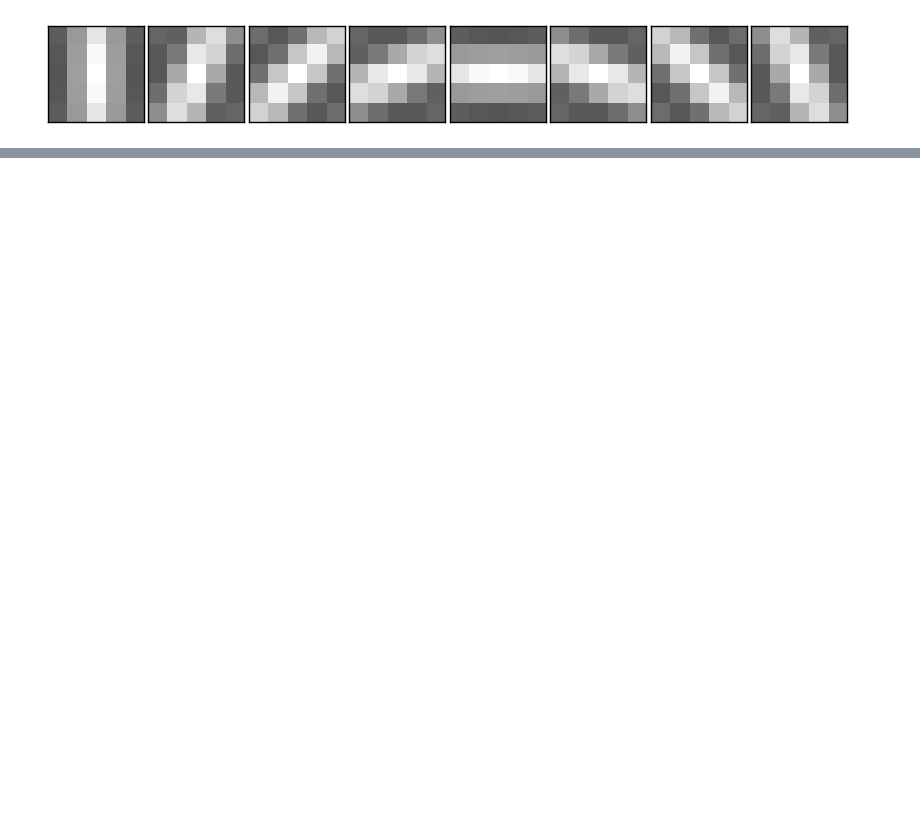
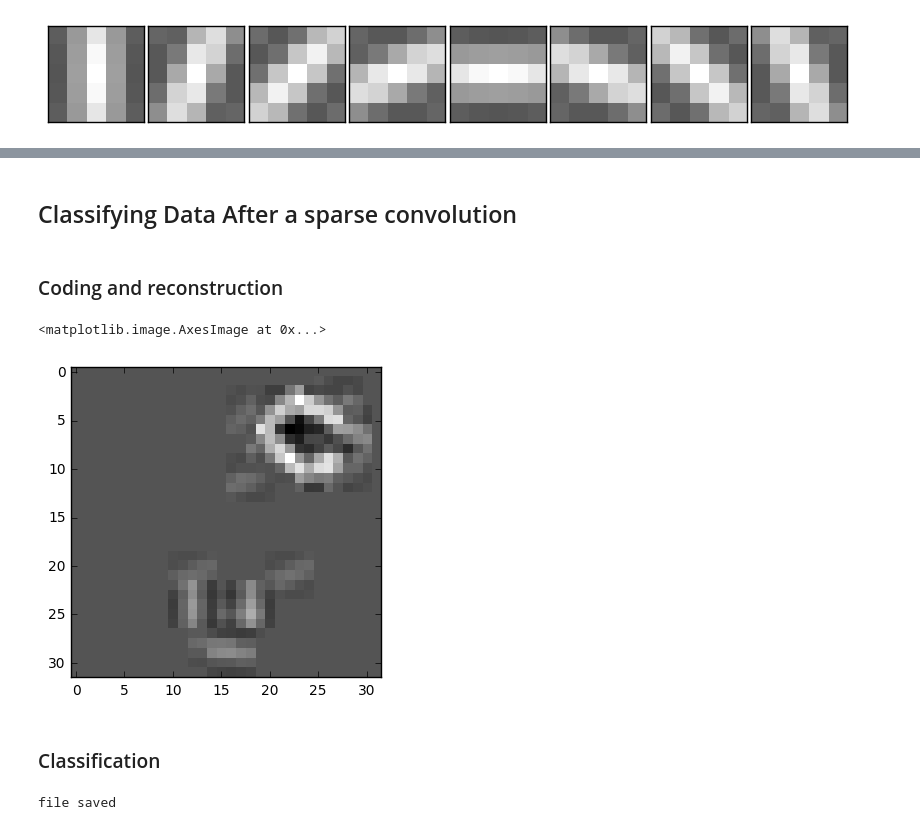
Before and after one commit to VictorBoutin/CHAMP, a Jupyter notebook: Probe/Coding.With.CHAMP.CIFAR.BW.ipynb, the cells around one changed output, grey strips where cells are left out. Cells and saved outputs as stored; diff of their text form; code cells hidden in the pictures; blank space fills up the shorter version.

```diff
--- a/Probe/Coding.With.CHAMP.CIFAR.BW.ipynb
+++ b/Probe/Coding.With.CHAMP.CIFAR.BW.ipynb
@@ -18,10 +15,14 @@ The autoreload extension is already loaded. To reload it, use:
 # %%
-l0 = 100
+l0 = 20
 nb_dico = 8
 dico_size = (5,5)
 image_size = (32,32)
 OutputL1_size =tuple(image_size[i]-dico_size[i]+1 for i in range(len(dico_size)))
 saving_path = 'Records/'
+lr = 0.01
+mom = 0.9
+batch_size = 10000
+nb_epochs = 5000
 # %% [markdown]
 # On CIFAR DataBase
 # %% [markdown]
@@ -187,0 +93,20 @@ DisplayConvergenceClassif(Classifier_CONV, to_display=['error','accu'])
+# %% [markdown]
+## Classifying Data After a sparse convolution
+# %% [markdown]
+### Coding and reconstruction
+# %%
+code_training = ConvMP(image_input=training_set[0][0,:,:,:,:], dictionary=DicoGabor, l0_sparseness=l0,
+                modulation=None, verbose=0, train=True, doSym=None, mask=None,\
+                MaskMod='Residual')
+
+code_testing = ConvMP(image_input=testing_set[0][0,:,:,:,:], dictionary=DicoGabor, l0_sparseness=l0,
+                modulation=None, verbose=0, train=True, doSym=None, mask=None,\
+                MaskMod='Residual')
+# %%
+reconstructed_image = Rebuilt(code_training,DicoGabor)
+plt.imshow(reconstructed_image[0,0,:,:].numpy(),cmap='gray')
+# %% [output]
+<matplotlib.image.AxesImage at 0x...>
+[figure, added]
+# %% [markdown]
+### Classification
@@ -187,0 +119,11 @@ DisplayConvergenceClassif(Classifier_CONV, to_display=['error','accu'])
+# %%
+from CHAMP.Classif_Layer import Classif_Layer
+if SaveExp == True:
+    Classifier_CHAMP = Classif_Layer(nb_dico=nb_dico,size_image=OutputL1_size,nb_categories=10,verbose=0,GPU=False)
+    Classifier_CHAMP.TrainClassifier(training_L1_CHAMP,nb_epoch=nb_epochs,\
+                                   data_test_loader=output_Layer1_testing ,lr=lr, momentum=mom)
+    SaveNetwork(Classifier_CHAMP, saving_path+'CIFAR_ClassifCHAMP.pkl')
+else :
+    Classifier_CHAMP = LoadNetwork(saving_path+'CIFAR_ClassifCHAMP.pkl')
+# %% [output]
+file saved
```
Also changed, not shown: parts of 50 cells of this notebook, 8 other files.
